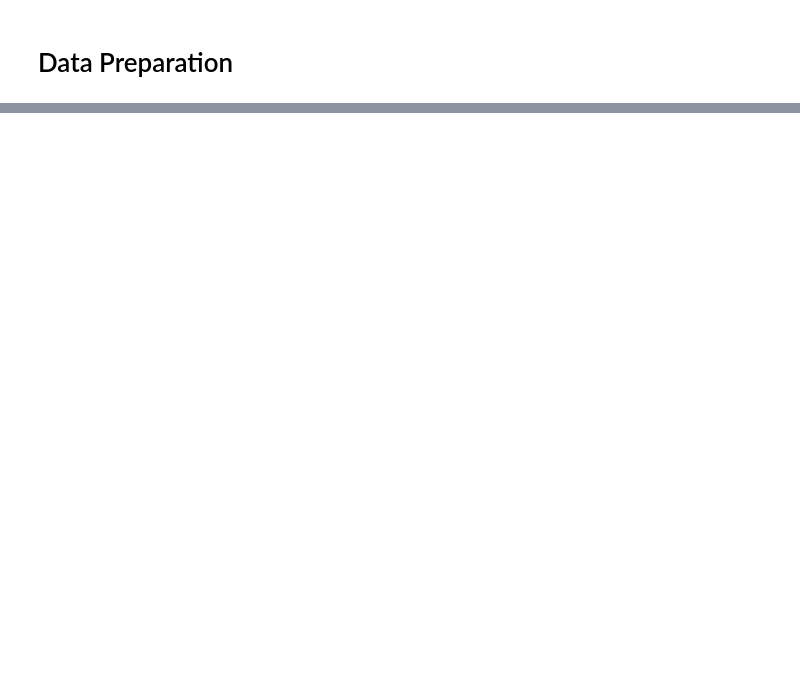
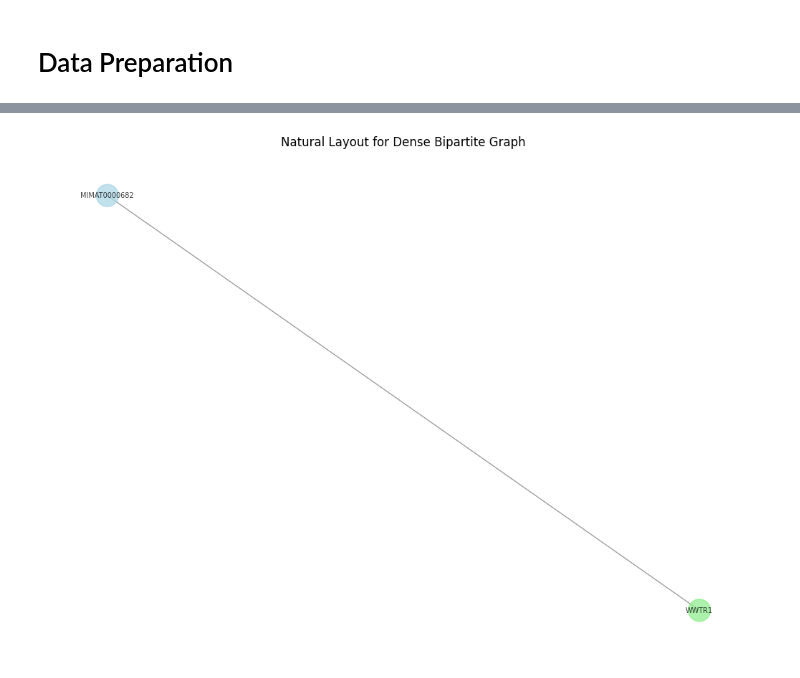
Before and after one commit to MylenaRoberta/pan-cancer-analysis, a Jupyter notebook: notebooks/03_networks/00_brca-core-networks.ipynb, the cells around one changed output, grey strips where cells are left out. Cells and saved outputs as stored; diff of their text form; code cells hidden in the pictures; blank space fills up the shorter version.

```diff
--- a/notebooks/03_networks/00_brca-core-networks.ipynb
+++ b/notebooks/03_networks/00_brca-core-networks.ipynb
@@ -94,0 +103,4 @@ plt.show()
+# %%
+plot_core_network(interactions_of_interest['luminal-a'])
+# %% [output]
+[figure, added]
```
Also changed, not shown: parts of 10 cells of this notebook.
